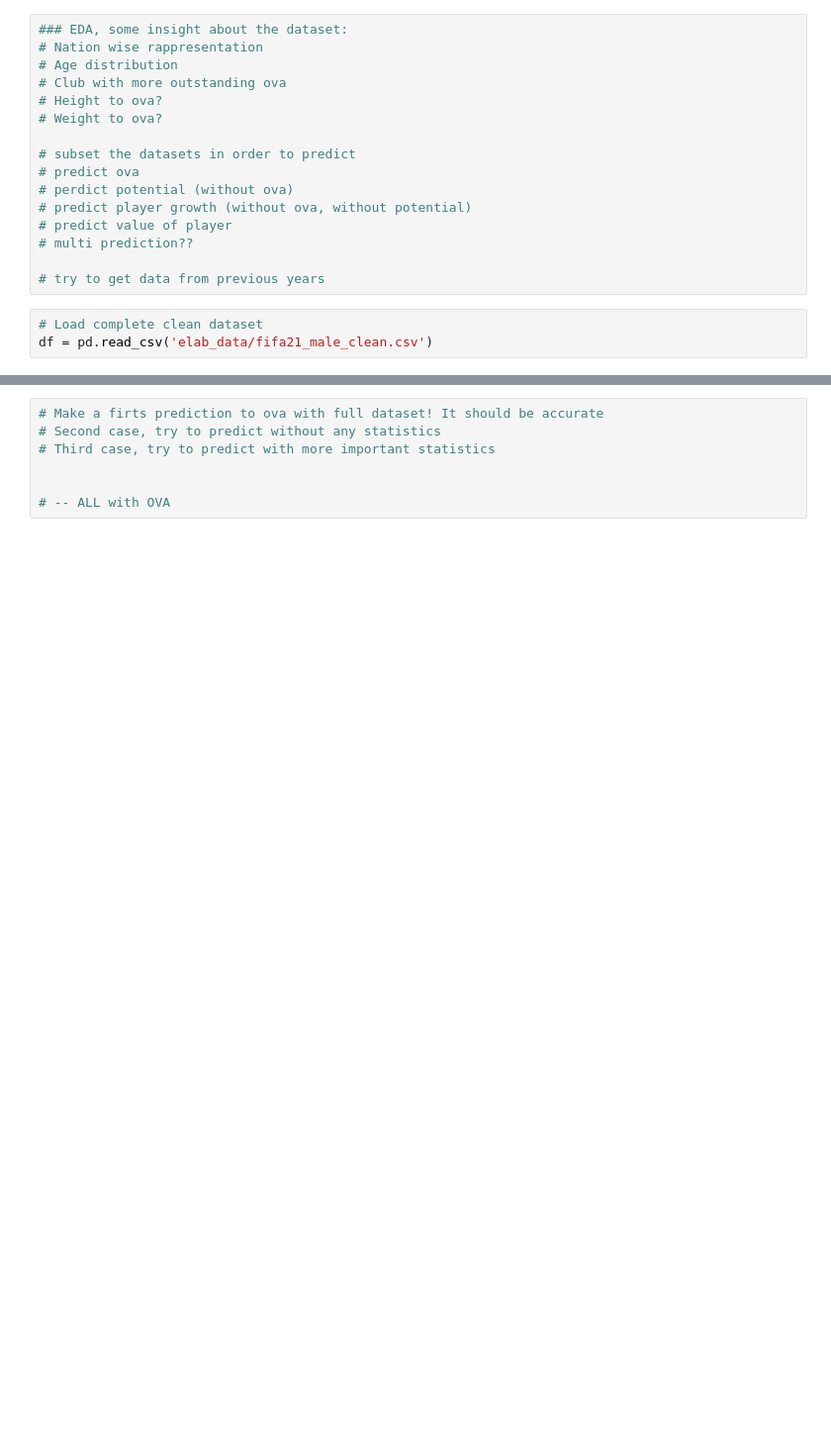
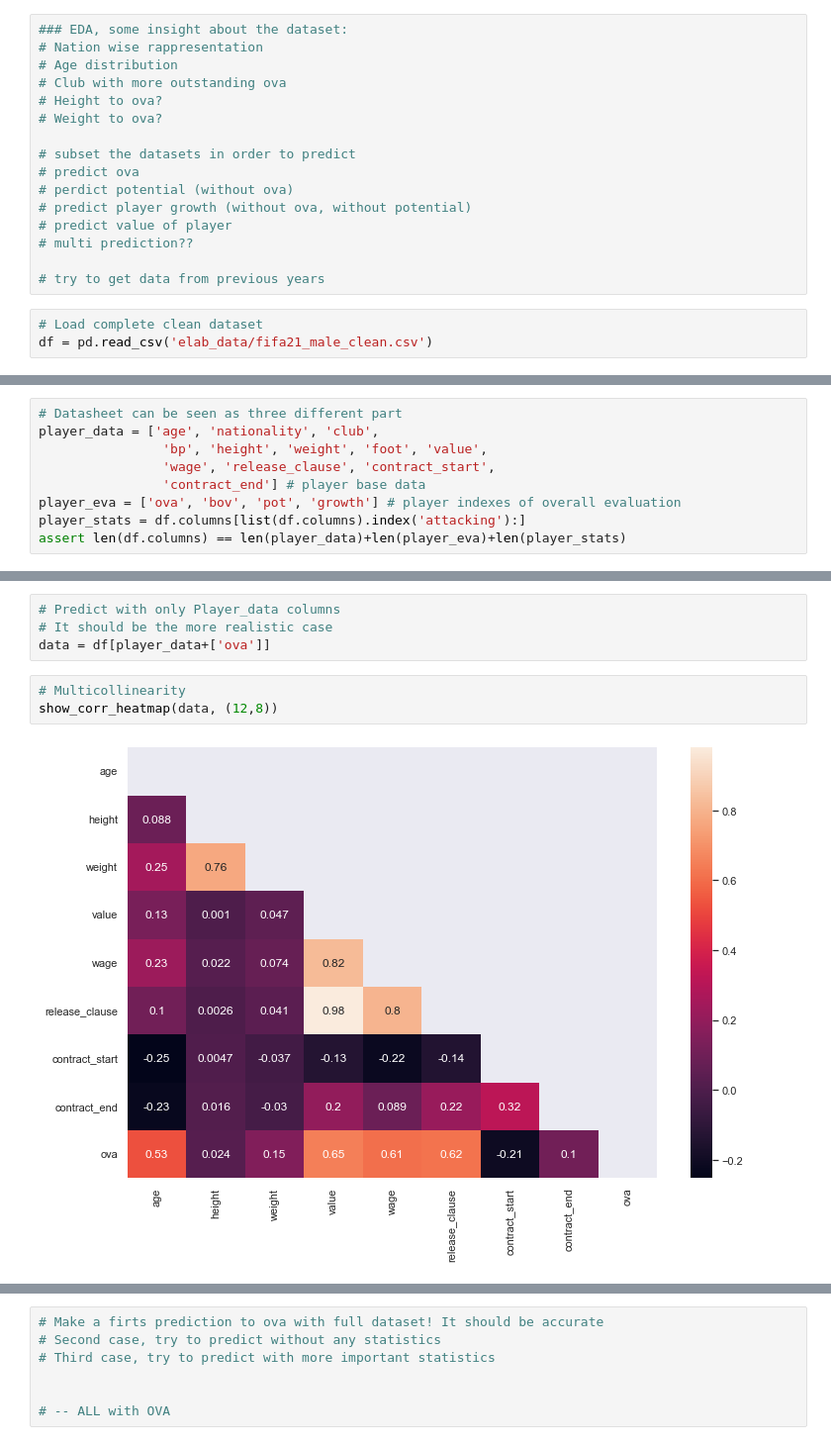
Before and after one commit to Edoardo1996/data_mid_bootcamp_project_FIFA_MoneyBall, a Jupyter notebook: main.ipynb, the cells around one changed output, grey strips where cells are left out. Shown at 99% size. Cells and saved outputs as stored; diff of their text form; blank space fills up the shorter version.

Commit message:
first predictions

```diff
--- a/main.ipynb
+++ b/main.ipynb
@@ -387,0 +309,9 @@ df.corr(method='pearson')[(df.corr() > 0.5) | (df.corr() < -0.5)]
+# %%
+# Datasheet can be seen as three different part
+player_data = ['age', 'nationality', 'club',
+                'bp', 'height', 'weight', 'foot', 'value',
+                'wage', 'release_clause', 'contract_start',
+                'contract_end'] # player base data
+player_eva = ['ova', 'bov', 'pot', 'growth'] # player indexes of overall evaluation
+player_stats = df.columns[list(df.columns).index('attacking'):]
+assert len(df.columns) == len(player_data)+len(player_eva)+len(player_stats)
@@ -387,0 +563,9 @@ df.corr(method='pearson')[(df.corr() > 0.5) | (df.corr() < -0.5)]
+# %%
+# Predict with only Player_data columns
+# It should be the more realistic case
+data = df[player_data+['ova']]
+# %%
+# Multicollinearity
+show_corr_heatmap(data, (12,8))
+# %% [output]
+[figure, added]
```
Also changed, not shown: parts of 24 cells of this notebook, 2 other files.
